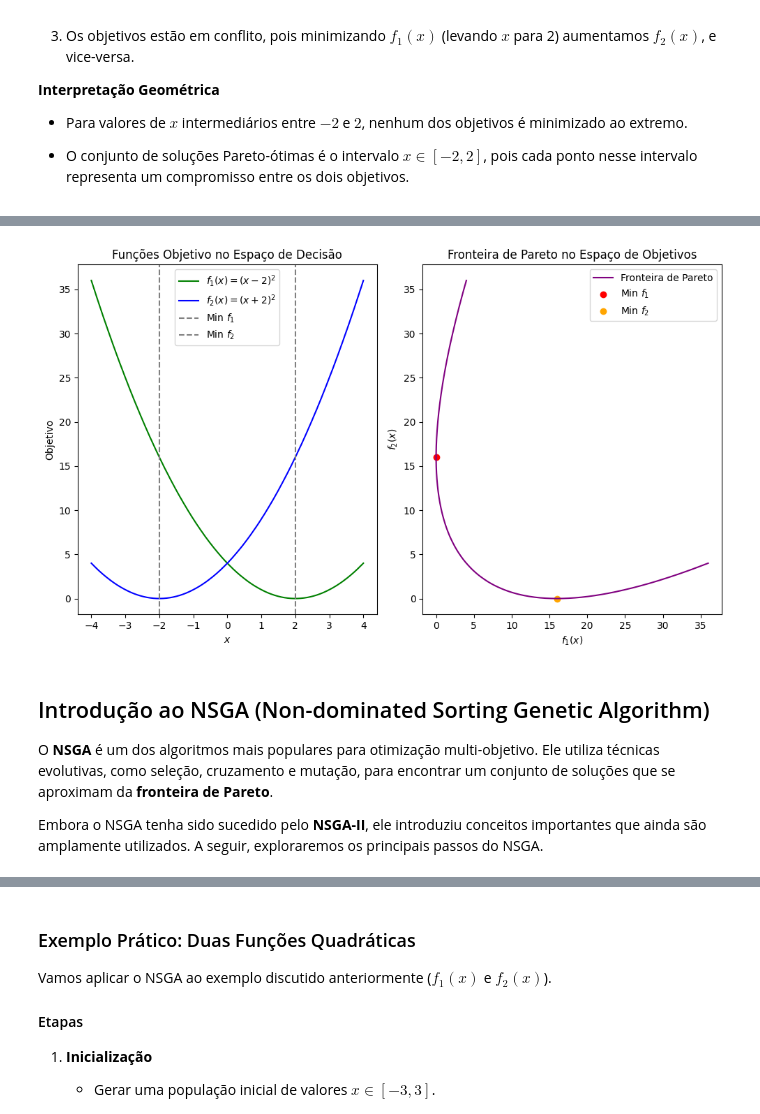
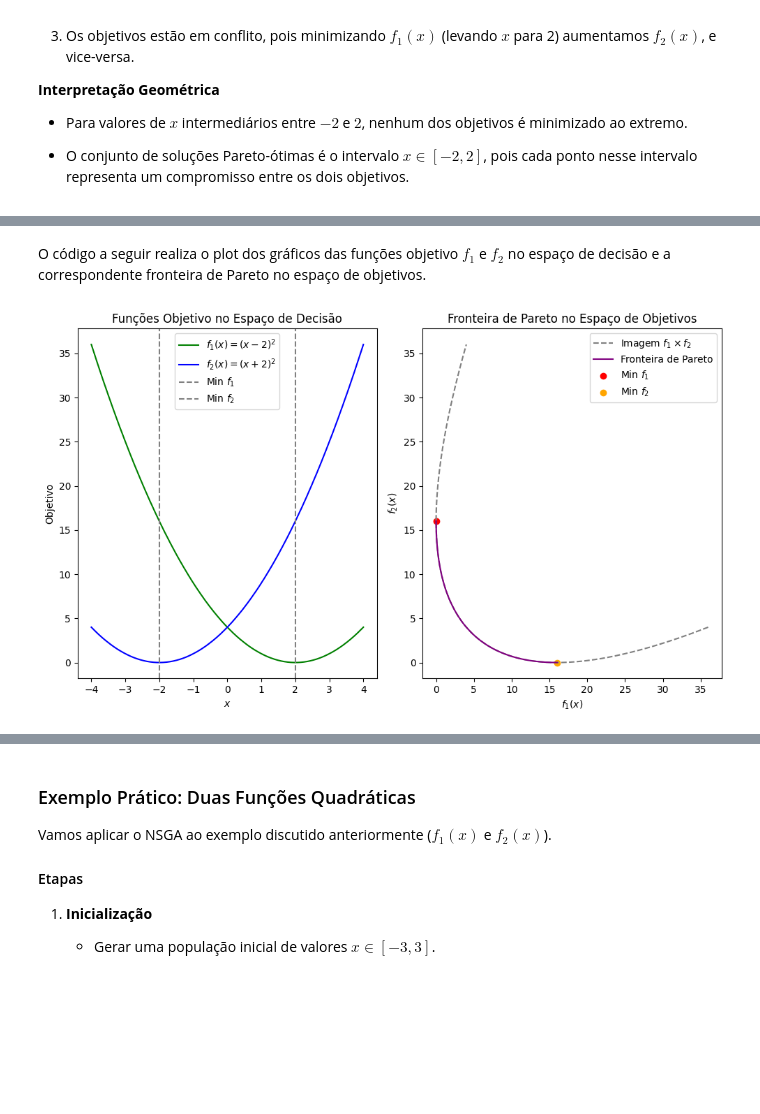
Before and after one commit to JunioCesarFerreira/NSGA-Studies, a Jupyter notebook: notebooks/nsga-initial-study.ipynb, the cells around one changed output, grey strips where cells are left out. Saved outputs shown, nothing was run; the diff lists cells and outputs as text; code cells hidden in the pictures; blank space fills up the shorter version.

```diff
--- a/notebooks/nsga-initial-study.ipynb
+++ b/notebooks/nsga-initial-study.ipynb
@@ -39,3 +61,5 @@ $$
+# %% [markdown]
+O código a seguir realiza o plot dos gráficos das funções objetivo $f_1$ e $f_2$ no espaço de decisão e a correspondente fronteira de Pareto no espaço de objetivos.
 # %%
 import numpy as np
 import matplotlib.pyplot as plt
@@ -51,38 +75,37 @@ def f2(x):
 x = np.linspace(-4, 4, 500)
 f1_vals = f1(x)
 f2_vals = f2(x)
+
+y = np.linspace(-2, 2, 500)
+pareto_f1_vals = f1(y)
+pareto_f2_vals = f2(y)
 
 # Plotando os gráficos
 plt.figure(figsize=(10, 6))
 
 # Curva de Pareto no espaço de decisão (x)
 plt.subplot(1, 2, 1)
 plt.plot(x, f1_vals, label='$f_1(x) = (x-2)^2$', color='green')
 plt.plot(x, f2_vals, label='$f_2(x) = (x+2)^2$', color='blue')
 plt.axvline(-2, linestyle='--', color='gray', label='Min $f_1$')
 plt.axvline(2, linestyle='--', color='gray', label='Min $f_2$')
 plt.title("Funções Objetivo no Espaço de Decisão")
 plt.xlabel("$x$")
 plt.ylabel("Objetivo")
 plt.legend()
 
 # Fronteira de Pareto no espaço de objetivos
 plt.subplot(1, 2, 2)
-plt.plot(f1_vals, f2_vals, label="Fronteira de Pareto", color='purple')
+plt.plot(f1_vals, f2_vals, linestyle='--', label='Imagem $f_1\\times f_2$', color='gray')
+plt.plot(pareto_f1_vals, pareto_f2_vals, label="Fronteira de Pareto", color='purple')
 plt.scatter(f1(2), f2(2), color='red', label='Min $f_1$')
 plt.scatter(f1(-2), f2(-2), color='orange', label='Min $f_2$')
 plt.title("Fronteira de Pareto no Espaço de Objetivos")
 plt.xlabel("$f_1(x)$")
 plt.ylabel("$f_2(x)$")
 plt.legend()
 
 plt.tight_layout()
 plt.show()
 # %% [output]
-[figure, old version]
+[figure, new version]
-# %% [markdown]
-## Introdução ao NSGA (Non-dominated Sorting Genetic Algorithm)
-
-O **NSGA** é um dos algoritmos mais populares para otimização multi-objetivo. Ele utiliza técnicas evolutivas, como seleção, cruzamento e mutação, para encontrar um conjunto de soluções que se aproximam da **fronteira de Pareto**.
-
-Embora o NSGA tenha sido sucedido pelo **NSGA-II**, ele introduziu conceitos importantes que ainda são amplamente utilizados. A seguir, exploraremos os principais passos do NSGA.
```
Also changed, not shown: parts of 6 cells of this notebook.
